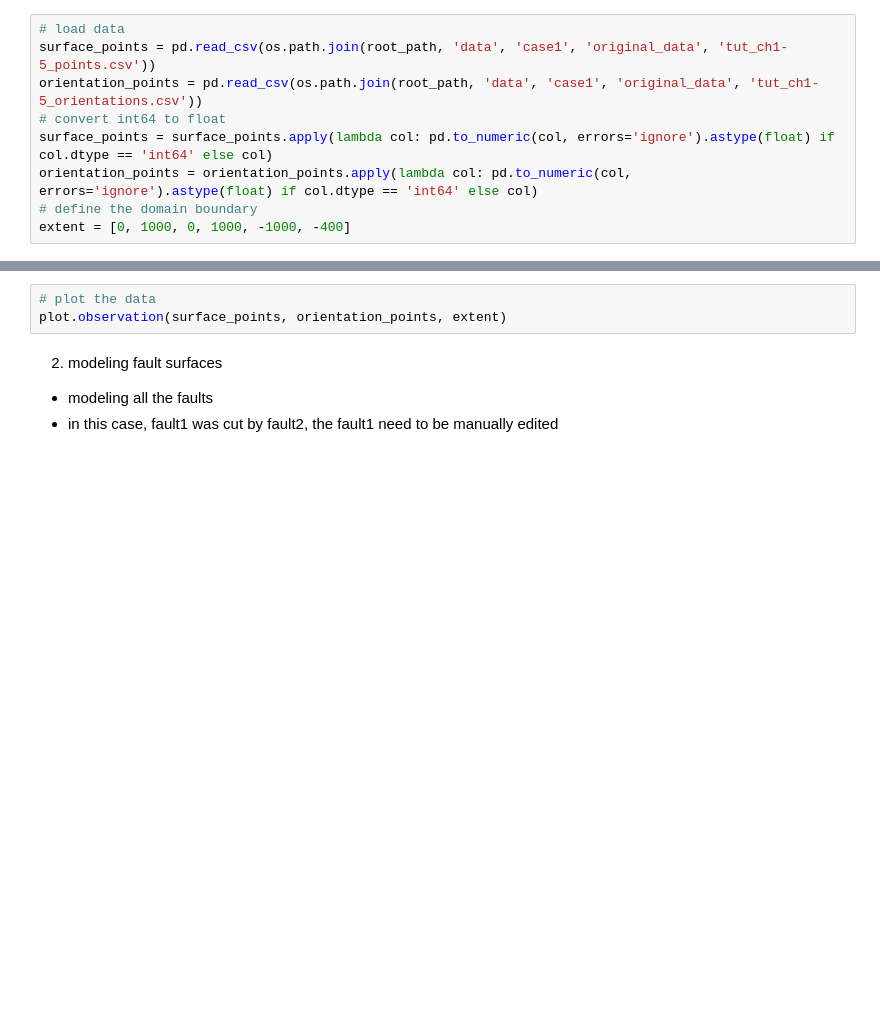
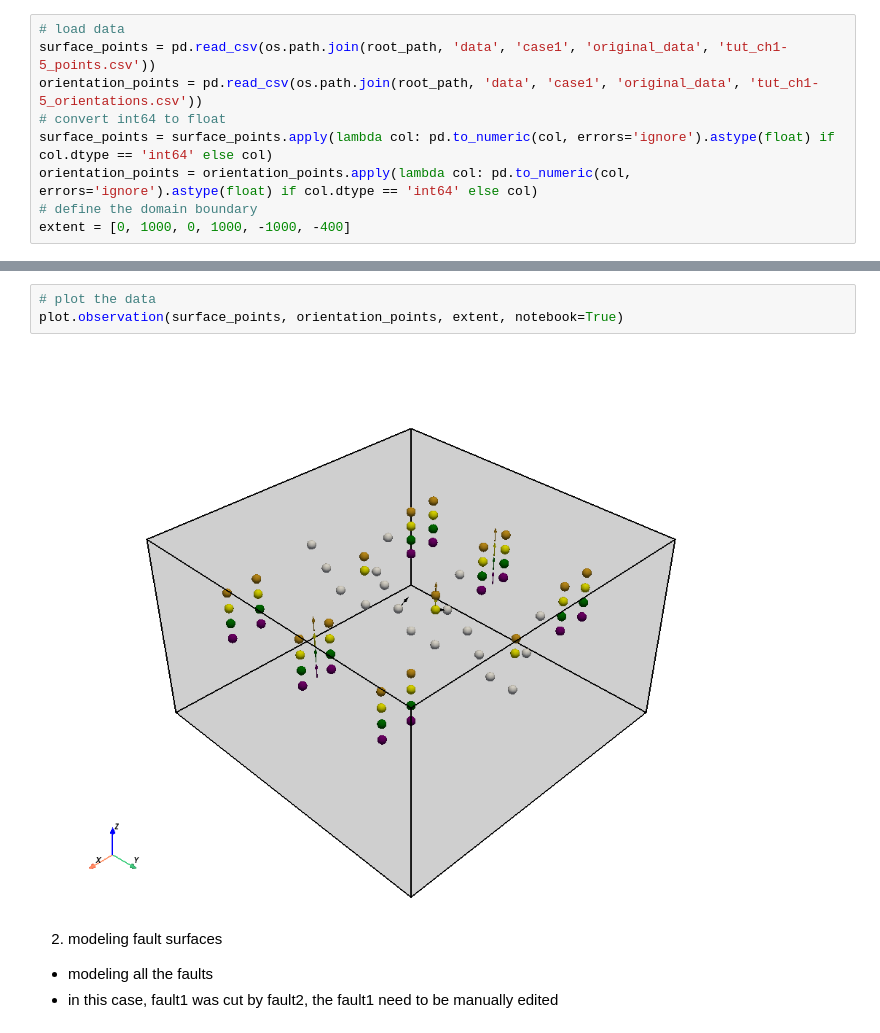
Before and after one commit to Keven-Gao/fault-in-NNG, a Jupyter notebook: case1.ipynb, the cells around one changed output, grey strips where cells are left out. Saved outputs shown, nothing was run; the diff lists cells and outputs as text; blank space fills up the shorter version.

```diff
--- a/case1.ipynb
+++ b/case1.ipynb
@@ -42,6 +74,8 @@ extent = [0, 1000, 0, 1000, -1000, -400]
 # %%
 # plot the data
-plot.observation(surface_points, orientation_points, extent)
+plot.observation(surface_points, orientation_points, extent, notebook=True)
+# %% [output]
+[figure, added]
 # %% [markdown]
 2. modeling fault surfaces
 * modeling all the faults
```
Also changed, not shown: parts of 7 cells of this notebook, 6 other files.
